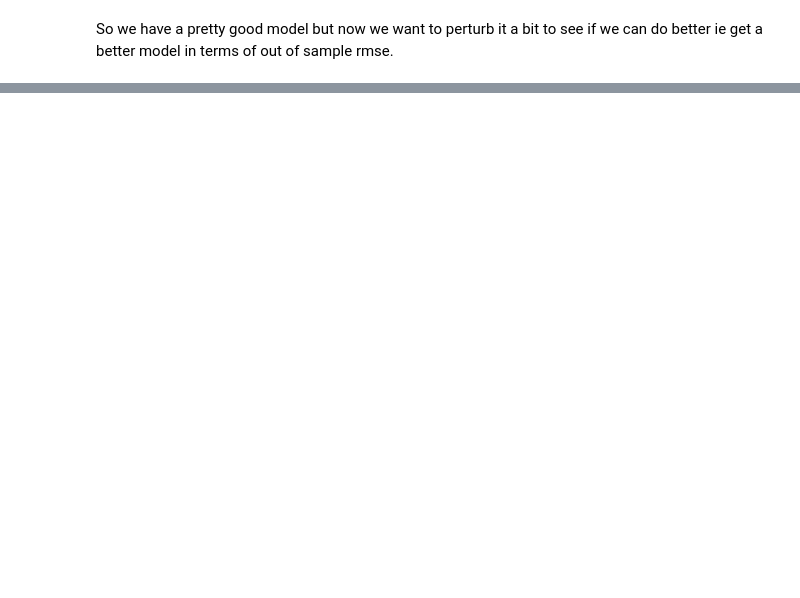
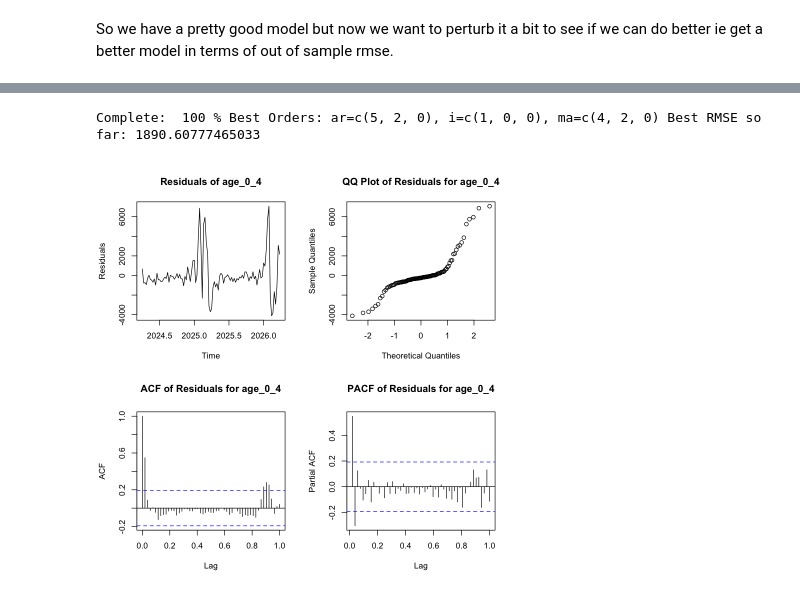
Before and after one commit to atlas0bh/stat443-project, a Jupyter notebook: perturbations_msarima.ipynb, the cells around one changed output, grey strips where cells are left out. Drawn from its saved outputs; the diff is of its cells as text; code cells hidden in the pictures; blank space fills up the shorter version.

```diff
--- a/perturbations_msarima.ipynb
+++ b/perturbations_msarima.ipynb
@@ -527,0 +204,15 @@ Warning message in title(...):
+# %%
+source("./df.R")
+source("./print.R")
+df <- read.csv("data/fluview_clean/ilinet_final.csv")
+
+ilitotal_model <- find_best_rmse_out_of_sample(
+  df$ilitotal,
+  initial_orders = list(ar=c(2, 3, 2), i=c(0, 1, 0), ma=c(3, 1, 2)),
+  perturbation = 2,
+  iterations = 1
+)
+ilitotal_holdout <- split_data(df$ilitotal)$holdout
+rmse <- sqrt(mean((ilitotal_holdout - ilitotal_model$best_fc)^2))
+print_rmse(rmse, "ilitotal", c("ili_total"))
+ilitotal_fc <- ilitotal_model$best_fc
@@ -527,0 +224,22 @@ Warning message in title(...):
+# %%
+
+plotresidues <- function(residuals, name) {
+  par(mfrow=c(2,2))
+  plot(residuals, type='l',main=paste("Residuals of", name), ylab="Residuals", xlab="Time")
+  qqnorm(residuals, main=paste("QQ Plot of Residuals for", name))
+  acf(residuals, main=paste("ACF of Residuals for", name),lag.max = 52)
+  pacf(residuals, main=paste("PACF of Residuals for", name),lag.max = 52)
+}
+get_it <- function(name,initial_orders = list(ar = c(2, 1, 0), i = c(0, 1, 0), ma = c(1, 0, 0)), perturbation = 1, iterations = 50) {
+  df <- read.csv("data/fluview_clean/ilinet_final.csv")
+  fc <- find_best_rmse_out_of_sample(
+    df[[name]],
+    initial_orders = initial_orders,
+    perturbation = perturbation,
+    iterations = iterations
+  )
+  par(mfrow=c(2,2))
+  residuals <-expm1(split_data(df[[name]])$holdout)-fc$best_fc
+  plotresidues(residuals, name)
+  return(fc)
+}
@@ -527,0 +249,9 @@ Warning message in title(...):
+# %%
+initial_orders_age_0_4 = list(ar=c(5, 2, 0), i=c(1, 0, 0), ma=c(4, 2, 0))
+
+fc_age_0_4 <- get_it("age_0_4", initial_orders = initial_orders_age_0_4, perturbation = 2,iterations = 1)
+fc_age_0_4_fc <- fc_age_0_4$best_fc
+fc_age_0_4_fit <-fc_age_0_4$fit
+# %% [output]
+Complete:  100 % Best Orders: ar=c(5, 2, 0), i=c(1, 0, 0), ma=c(4, 2, 0) Best RMSE so far: 1890.60777465033
+[figure, added]
```
Also changed, not shown: parts of 25 cells of this notebook, 20 other files.
